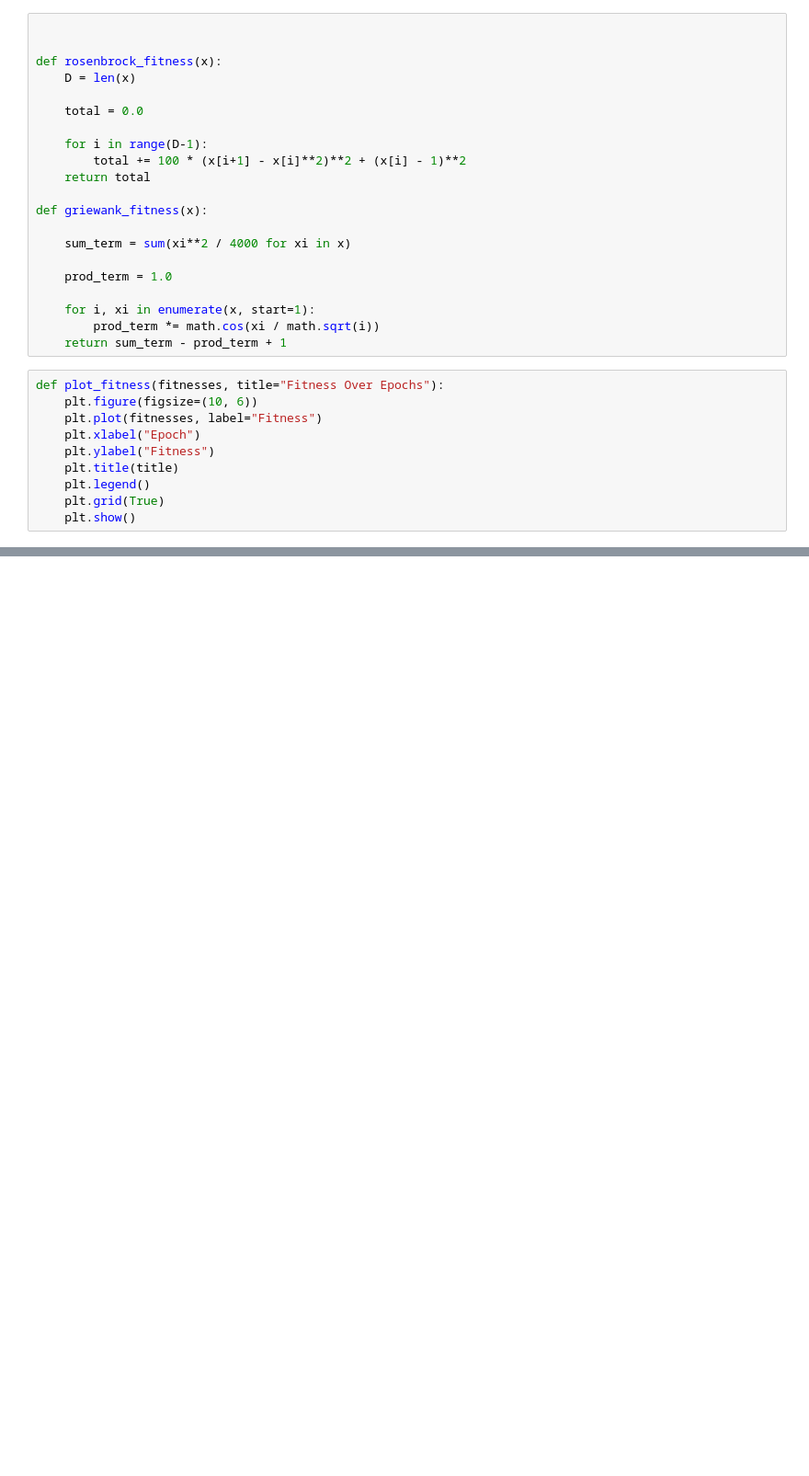
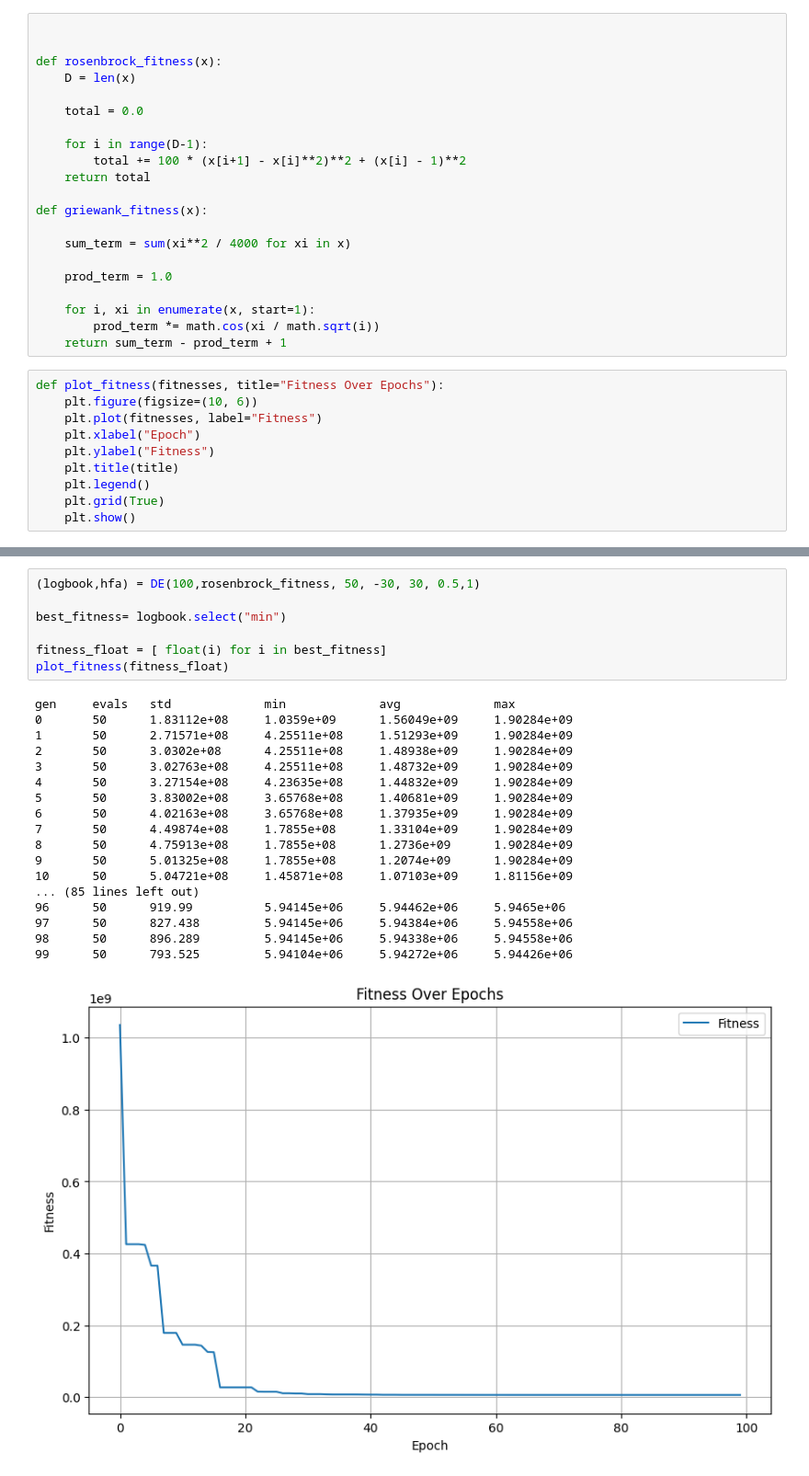
Before and after one commit to Biboy-al/AIML426-A2, a Jupyter notebook: Q2_DE_PSO/src/main.ipynb, the cells around one changed output, grey strips where cells are left out. Shown at 92% size. Drawn from its saved outputs; the diff is of its cells as text; blank space fills up the shorter version.

```diff
--- a/Q2_DE_PSO/src/main.ipynb
+++ b/Q2_DE_PSO/src/main.ipynb
@@ -172,0 +183,26 @@ logbook = DE(100,rosenbrock_fitness, 50, -30, 30, 0.5,0.8)
+# %%
+(logbook,hfa) = DE(100,rosenbrock_fitness, 50, -30, 30, 0.5,1)
+
+best_fitness= logbook.select("min")
+
+fitness_float = [ float(i) for i in best_fitness]
+plot_fitness(fitness_float)
+# %% [output]
+gen     evals   std             min             avg             max
+0       50      1.83112e+08     1.0359e+09      1.56049e+09     1.90284e+09
+1       50      2.71571e+08     4.25511e+08     1.51293e+09     1.90284e+09
+2       50      3.0302e+08      4.25511e+08     1.48938e+09     1.90284e+09
+3       50      3.02763e+08     4.25511e+08     1.48732e+09     1.90284e+09
+4       50      3.27154e+08     4.23635e+08     1.44832e+09     1.90284e+09
+5       50      3.83002e+08     3.65768e+08     1.40681e+09     1.90284e+09
+6       50      4.02163e+08     3.65768e+08     1.37935e+09     1.90284e+09
+7       50      4.49874e+08     1.7855e+08      1.33104e+09     1.90284e+09
+8       50      4.75913e+08     1.7855e+08      1.2736e+09      1.90284e+09
+9       50      5.01325e+08     1.7855e+08      1.2074e+09      1.90284e+09
+10      50      5.04721e+08     1.45871e+08     1.07103e+09     1.81156e+09
+... (85 lines left out)
+96      50      919.99          5.94145e+06     5.94462e+06     5.9465e+06
+97      50      827.438         5.94145e+06     5.94384e+06     5.94558e+06
+98      50      896.289         5.94145e+06     5.94338e+06     5.94558e+06
+99      50      793.525         5.94104e+06     5.94272e+06     5.94426e+06
+[figure, added]
```
Also changed, not shown: parts of 3 cells of this notebook, 1 other file.
